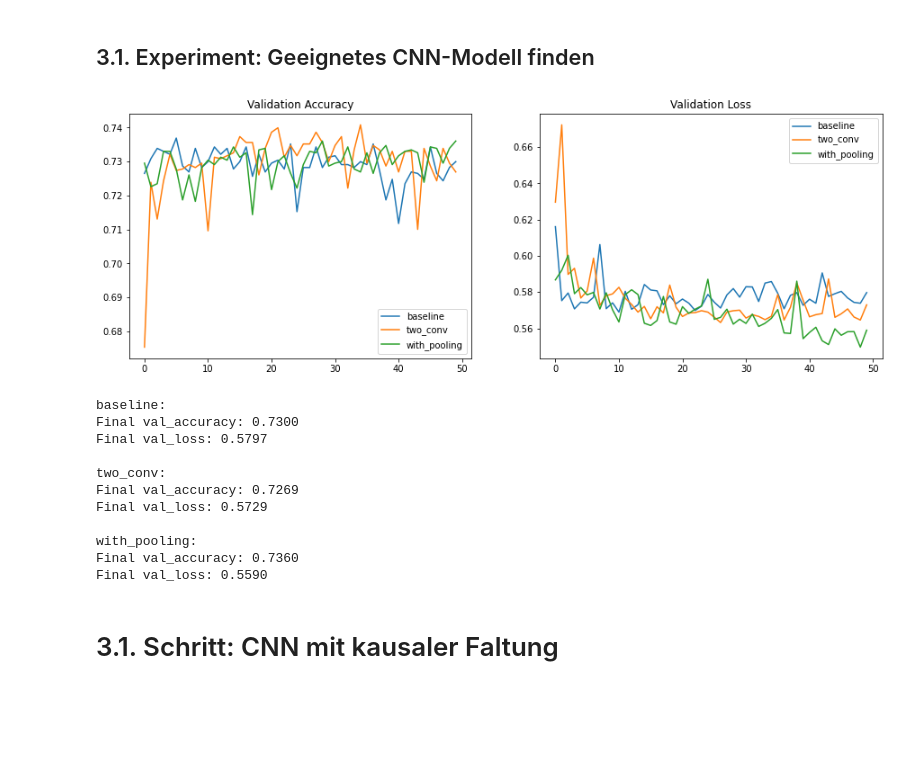
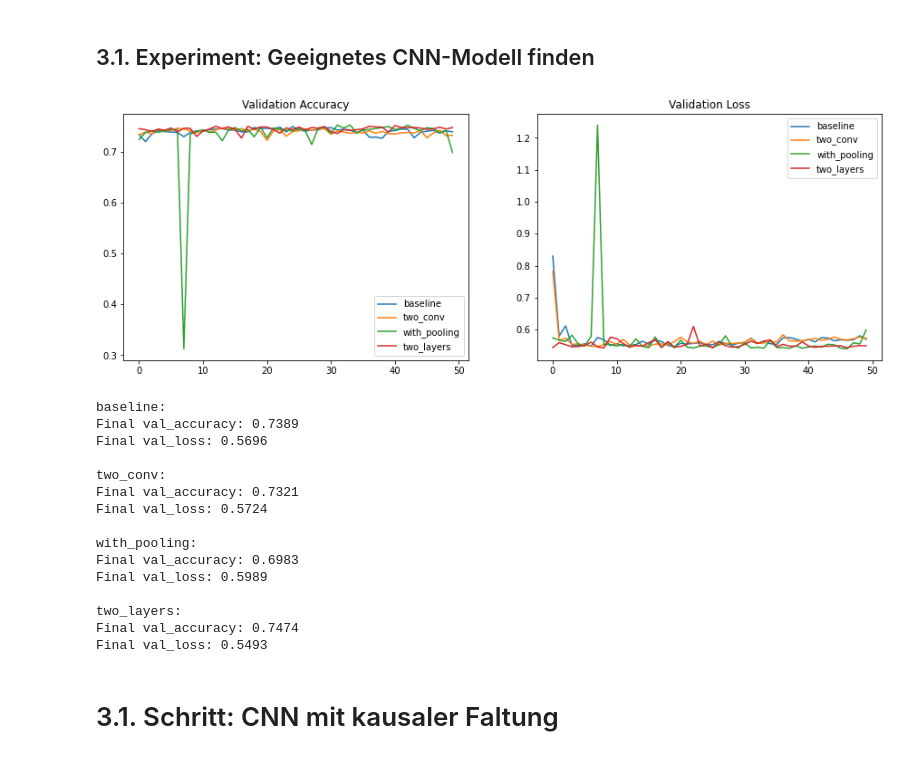
Before and after one commit to nightsplinter/pki, a Jupyter notebook: code/00_CNN/solution.ipynb, the cells around one changed output. Drawn from its saved outputs; the diff is of its cells as text; code cells hidden in the pictures; blank space fills up the shorter version.

```diff
--- a/code/00_CNN/solution.ipynb
+++ b/code/00_CNN/solution.ipynb
@@ -95,14 +95,10 @@ from tensorflow.keras.utils import to_categorical
 labels = to_categorical(labels, num_classes=2)
 
 # Train-Test-Split durchführen
-# Daten in 70% Training und 30% für die Validierung und Test aufteilen
-mfcc_train, mfcc_temp, labels_train, labels_temp = train_test_split(
-    mfcc, labels, test_size=0.3, random_state=42
-)
-
-# 30% werden nochmal in 15% für die Validierung und 15% für den Test aufgeteilt
-mfcc_val, mfcc_test, labels_val, labels_test = train_test_split(
-    mfcc_temp, labels_temp, test_size=0.5, random_state=42
+# Train-Test-Split durchführen
+# 80% Training, 20% Test
+mfcc_train, mfcc_test, labels_train, labels_test = train_test_split(
+    mfcc, labels, test_size=0.2, random_state=42
 )
 
 print(
@@ -212,49 +208,72 @@ def experiment_architectures(x_train, y_train, x_val, y_val):
         verbose=0)
     results['with_pooling'] = history3.history
 
+    # Test 3: Two Convolutional Layers
+    model4 = Sequential([
+        Input(shape=input_shape),
+        Conv1D(64, 3, activation=ACTIVATION_1),
+        Conv1D(32, 3, activation=ACTIVATION_1),
+        MaxPooling1D(2),
+        Dropout(0.2),
+        Flatten(),
+        Dense(len(labels_dict), activation=ACTIVATION_2)
+    ])
+    model4.compile(optimizer=OPTIMIZER, loss=LOSS, metrics=[METRIC])
+    history4 = model3.fit(
+        x_train, y_train,
+        validation_data=(x_val, y_val),
+        epochs=50,
+        batch_size=32,
+        verbose=0)
+    results['two_layers'] = history4.history
+
     return results
 
 def analyze_results(results):
     """
     Analyse der Ergebnisse
 
     :param results: Ergebnisse der Experimente
     """
     plt.figure(figsize=(15, 5))
 
     plt.subplot(1, 2, 1)
     for name, history in results.items():
         plt.plot(history['val_accuracy'], label=f'{name}')
     plt.title('Validation Accuracy')
     plt.legend()
 
     plt.subplot(1, 2, 2)
     for name, history in results.items():
         plt.plot(history['val_loss'], label=f'{name}')
     plt.title('Validation Loss')
     plt.legend()
     plt.show()
 
     for name, history in results.items():
         print(f"\n{name}:")
         print(f"Final val_accuracy: {history['val_accuracy'][-1]:.4f}")
         print(f"Final val_loss: {history['val_loss'][-1]:.4f}")
 
 results = experiment_architectures(mfcc_train, labels_train, mfcc_test, labels_test)
 analyze_results(results)
 # %% [output]
-[figure, old version]
+[figure, new version]
 baseline:
-Final val_accuracy: 0.7300
-Final val_loss: 0.5797
+Final val_accuracy: 0.7389
+Final val_loss: 0.5696
 
 two_conv:
-Final val_accuracy: 0.7269
-Final val_loss: 0.5729
+Final val_accuracy: 0.7321
+Final val_loss: 0.5724
 
 with_pooling:
-Final val_accuracy: 0.7360
-Final val_loss: 0.5590
+Final val_accuracy: 0.6983
+Final val_loss: 0.5989
+
+two_layers:
+Final val_accuracy: 0.7474
+Final val_loss: 0.5493
 # %% [markdown]
 # 3.1. Schritt: CNN mit kausaler Faltung
 # %%
```
Also changed, not shown: parts of 8 cells of this notebook, 9 other files.
